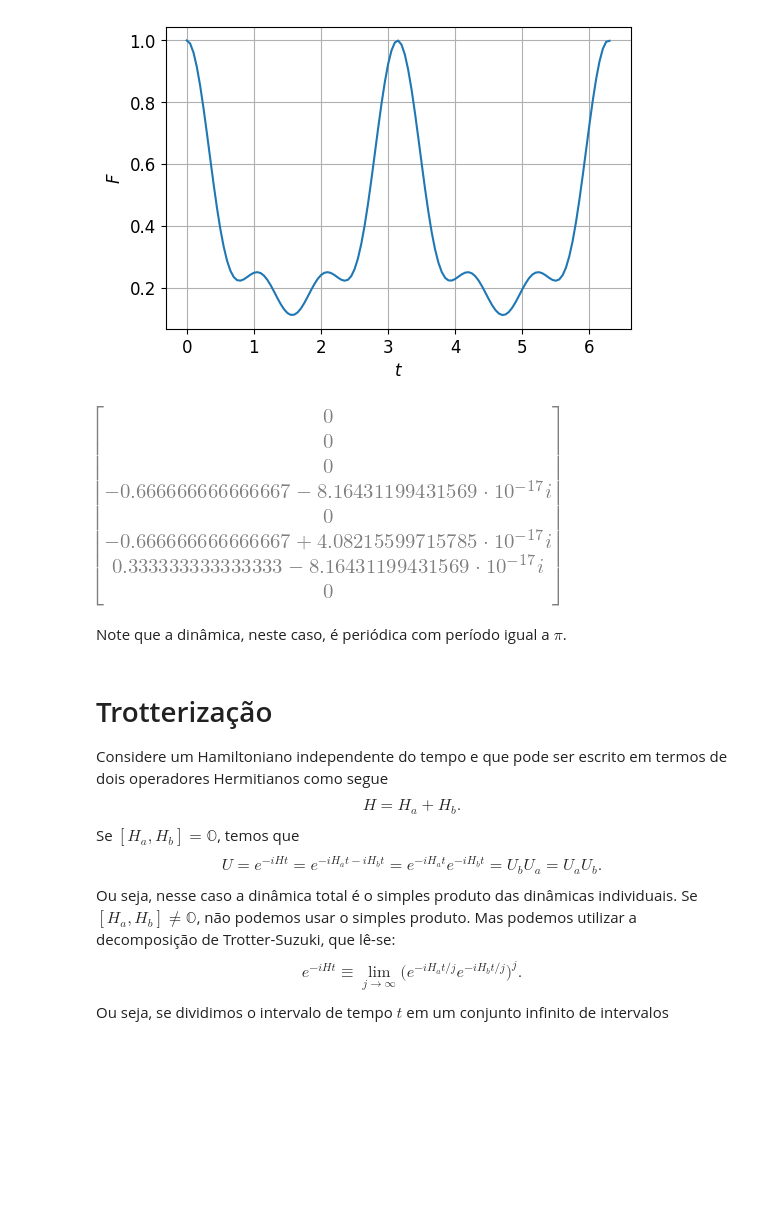
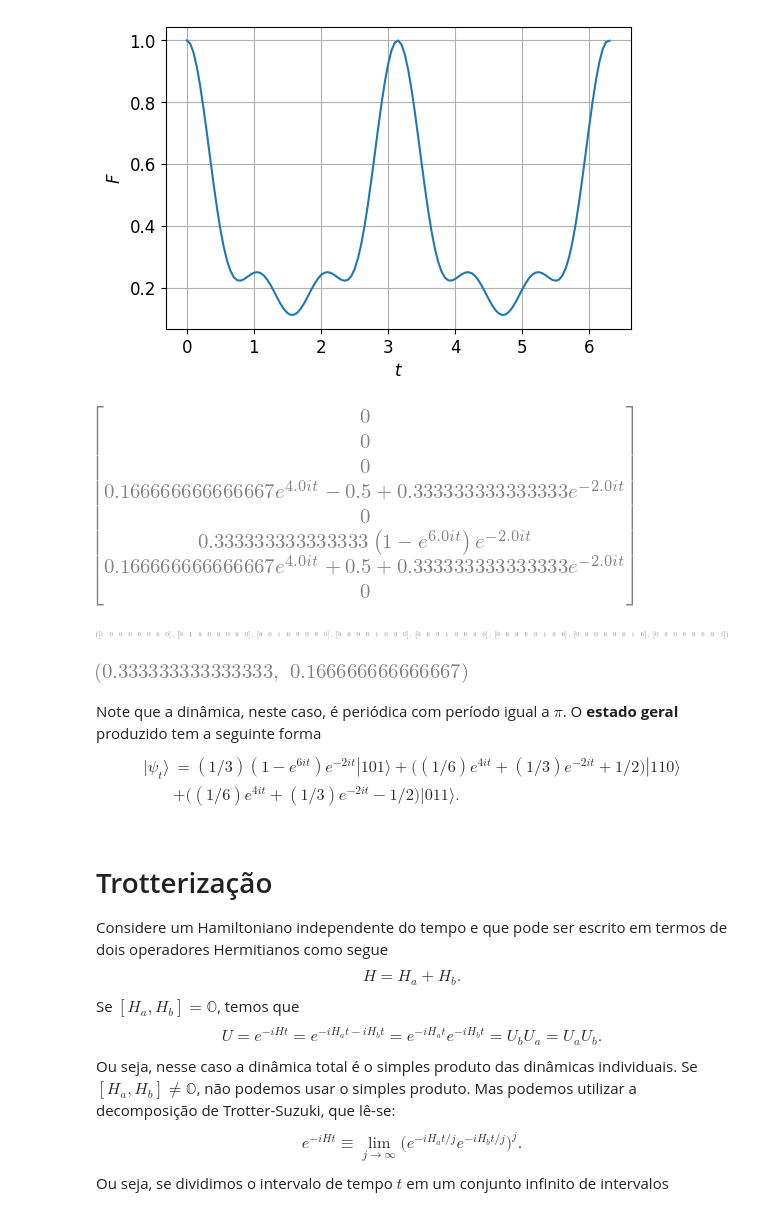
Before and after one commit to abbarreto/qiskit, a Jupyter notebook: 19_trotter.ipynb, the cells around one changed output. Drawn from its saved outputs; the diff is of its cells as text; code cells hidden in the pictures; blank space fills up the shorter version.

```diff
--- a/19_trotter.ipynb
+++ b/19_trotter.ipynb
@@ -59,12 +59,25 @@ plt.figure(figsize = (6,4), dpi = 100)
 plt.plot(t, F); plt.xlabel(r'$t$'); plt.ylabel(r'$F$'); plt.grid(); plt.show()
 # %% [output]
 [figure]
-# %%
-simplify(UHxxx(pi/2)*psi0) # estado com menor fidelidade
-# %% [output]
-[figure, removed]
+# %%
+t = symbols('t'); U = UHxxx(t); psit = U*psi0; simplify(psit)
+# %% [output]
+[figure, added]
+# %%
+tp(tp(cb(2,0),cb(2,0)), cb(2,0)).T, tp(tp(cb(2,0),cb(2,0)), cb(2,1)).T, tp(tp(cb(2,0),cb(2,1)), cb(2,0)).T,\
+tp(tp(cb(2,1),cb(2,0)), cb(2,0)).T, tp(tp(cb(2,0),cb(2,1)), cb(2,1)).T, tp(tp(cb(2,1),cb(2,0)), cb(2,1)).T,\
+tp(tp(cb(2,1),cb(2,1)), cb(2,0)).T, tp(tp(cb(2,1),cb(2,1)), cb(2,1)).T
+# %% [output]
+[figure, added]
+# %%
+1/3, 1/6
+# %% [output]
+[figure, added]
 # %% [markdown]
-Note que a dinâmica, neste caso, é periódica com período igual a $\pi$.
+Note que a dinâmica, neste caso, é periódica com período igual a $\pi$. O __estado geral__ produzido tem a seguinte forma
+\begin{align}
+|\psi_{t}\rangle & = (1/3)(1-e^{6it})e^{-2it}|101\rangle  + \big((1/6)e^{4it}+(1/3)e^{-2it}+1/2\big)|110\rangle \\ & + \big((1/6)e^{4it}+(1/3)e^{-2it}-1/2\big)|011\rangle.
+\end{align}
 # %% [markdown]
 # Trotterização
 Considere um Hamiltoniano independente do tempo e que pode ser escrito em termos de dois operadores Hermitianos como segue
```
Also changed, not shown: parts of 2 cells of this notebook, 6 other files.
